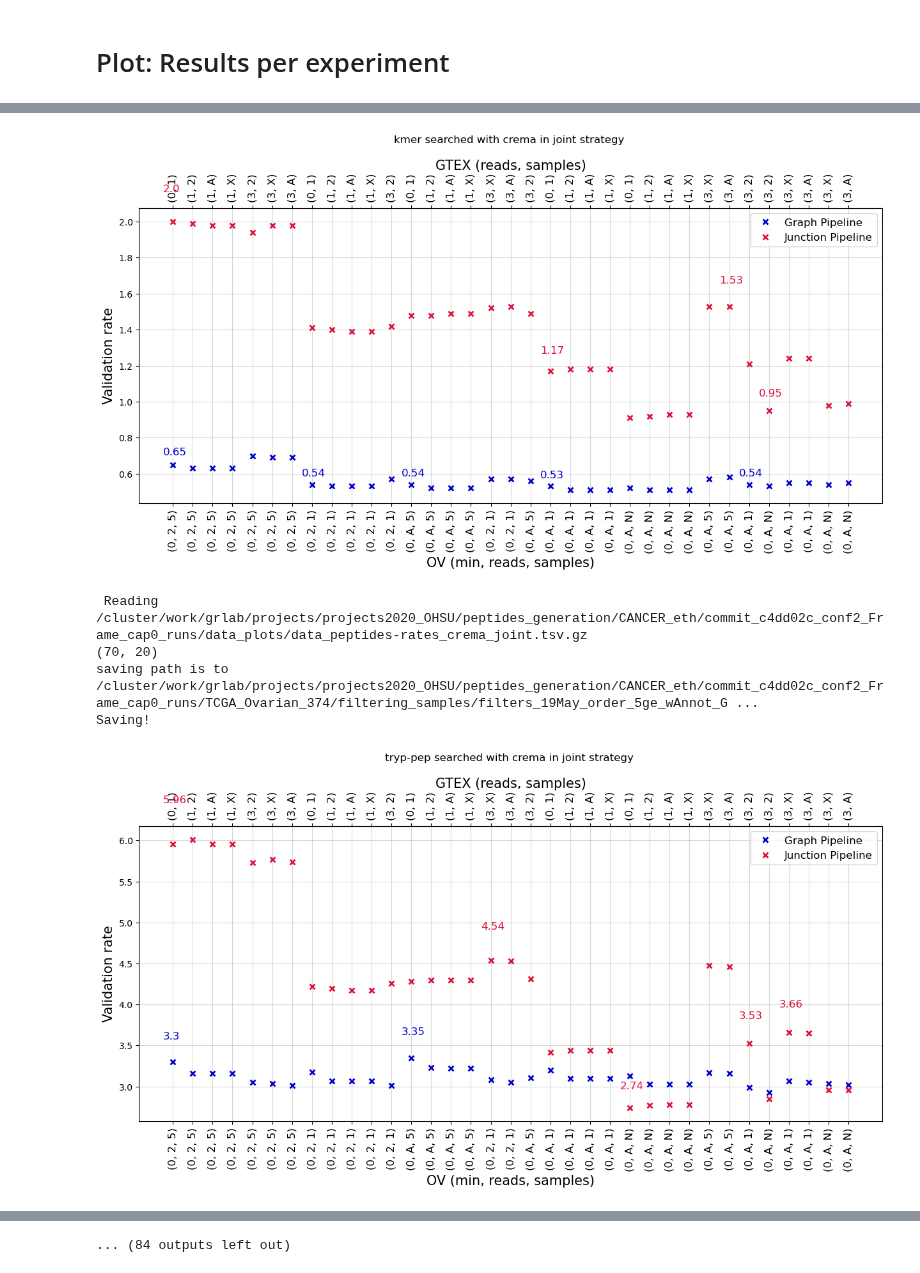
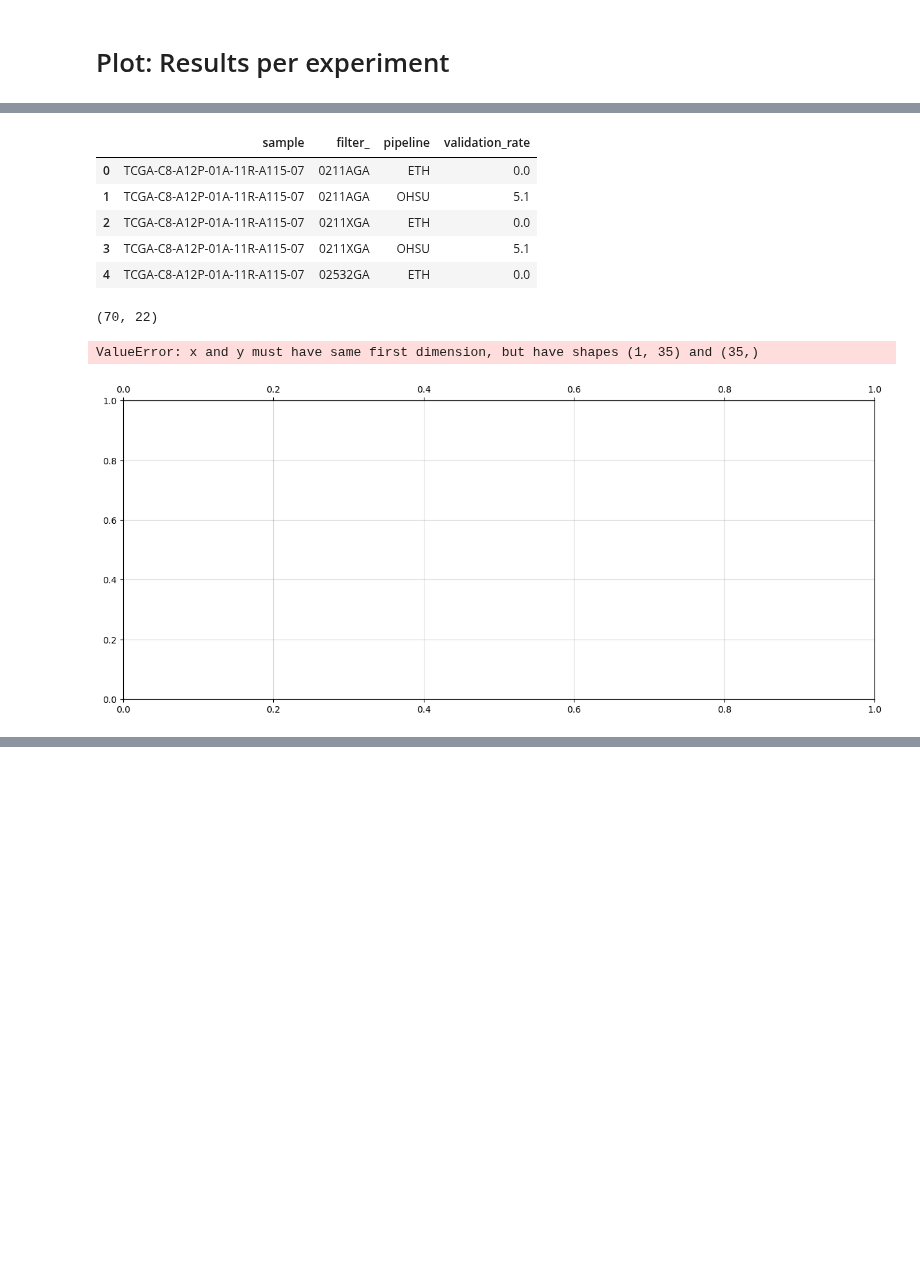
Before and after one commit to ratschlab/projects2020_ohsu, a Jupyter notebook: eth/plotting/OHSU_collab_Rerun_allRF_proteomics/20240116_barplot_Experiment_intersection-peptides-to-kmer-plottingOnly.ipynb, the cells around one changed output, grey strips where cells are left out. Saved outputs shown, nothing was run; the diff lists cells and outputs as text; code cells hidden in the pictures; blank space fills up the shorter version.

Commit message:
change data structures access plotting

```diff
--- a/eth/plotting/OHSU_collab_Rerun_allRF_proteomics/20240116_barplot_Experiment_intersection-peptides-to-kmer-plottingOnly.ipynb
+++ b/eth/plotting/OHSU_collab_Rerun_allRF_proteomics/20240116_barplot_Experiment_intersection-peptides-to-kmer-plottingOnly.ipynb
@@ -130,6 +75,7 @@ for sample in samples:
     run_type_plot_dir[sample] = 'OV'
 
 save_folder = '/cluster/work/grlab/projects/projects2020_OHSU/peptides_generation/CANCER_eth/commit_c4dd02c_conf2_Frame_cap0_runs/data_plots'
+
 # PLOTTING Parameters
 ticks_fontsize = 12
 axislabels_fontsize = 12
@@ -143,7 +89,7 @@ colorgrid = 'grey'
 
 
 
-save = True
+save = False
 sample = None
 
 # Initialize plotting parameters
@@ -192,6 +143,8 @@ def run_sample_plotting_overlap(order_file, sample, df, param_MS, param_object):
     plot_intersection_bars(param_object)
     return df_plot
 # %%
+# Wrapper for plotting function
+
 def run_sample_plotting_rates(order_file, sample, df, param_MS, param_object ):
 
     # Ordering
@@ -212,10 +165,13 @@ def run_sample_plotting_rates(order_file, sample, df, param_MS, param_object ):
     param_object.add_ticks(back_ticks, front_ticks)
 
 
-    param_object.add_plotting_data(serie_index=np.arange(len(back_ticks)),
+    param_object.add_plotting_data(data_both=None,
+                                   data_eth=df_plot.loc[df_plot['pipeline'] == 'ETH'],
+                                   data_ohsu=df_plot.loc[df_plot['pipeline'] == 'OHSU'],
+                                   serie_index=None,
                                    serie_intersection=None,
-                                   serie_eth=df_plot.loc[df_plot['pipeline'] == 'ETH', 'validation_rate'],
-                                   serie_ohsu=df_plot.loc[df_plot['pipeline'] == 'OHSU', 'validation_rate'])
+                                   serie_eth='validation_rate',
+                                   serie_ohsu='validation_rate')
 
     param_object.add_y_label('Validation rate')
 
@@ -232,6 +188,16 @@ def run_sample_plotting_rates(order_file, sample, df, param_MS, param_object ):
 
 
     return df_plot
+# %%
+def calculate_mean_std(df, group_cols, target_cols):
+
+    df_means = df.groupby(group_cols)[target_cols].mean().reset_index().rename({col : 'mean_' + col
+                                                                     for col in target_cols}, axis = 1)
+    df_std = df.groupby(group_cols)[target_cols].std().reset_index().rename({col : 'std_' + col
+                                                                     for col in target_cols}, axis = 1)
+
+    df = df.merge(df_means, on = group_cols).merge(df_std, on = group_cols)
+    return df
 # %%
 # MAIN
 
@@ -249,19 +215,29 @@ for MS_FDR in MS_FDR_:
             path_data_peptide_rates = os.path.join(save_folder, f'data_peptides-rates{MS_FDR}_{MS_strategy}.tsv.gz')
             path_data_kmers_rates = os.path.join(save_folder, f'data_kmers-rates{MS_FDR}_{MS_strategy}.tsv.gz')
 
-
+            # Read data and plot
+            group_cols = ['filter_', 'pipeline']
+            target_cols = ['validation_rate']
             for suffix, path_data in zip(['kmer', 'tryp-pep'], [path_data_kmers_rates, path_data_peptide_rates]):
                 print(f' Reading {path_data}')
                 df = pd.read_csv(path_data, sep = '\t')
+                display(df.head())
+                df = calculate_mean_std(df, group_cols, target_cols)
                 param_MS.edit_pep_type(suffix)
                 param_object.edit_marker(marker_type="x", marker_size=6, markeredgewidth=2)
 
                 df_plot = run_sample_plotting_rates(order_file, sample, df, param_MS, param_object)
 
+            # Read data and plot
+            group_cols = ['filter_']
+            target_cols = ['pep_size_ohsu', 'pep_size_eth', 'pep_size_intersection',
+                              'pep_size_ohsu\eth', 'pep_size_eth\ohsu']
             for suffix, path_data in zip(['kmer', 'tryp-pep'], [path_data_kmers, path_data_pep]):
 
                 print(f' Reading {path_data}')
                 df = pd.read_csv(path_data, sep = '\t')
+                display(df.head())
+                df = calculate_mean_std(df, group_cols, target_cols)
                 param_MS.edit_pep_type(suffix)
                 param_object.edit_marker(marker_type = "_", marker_size = 10, markeredgewidth=3)
                 df_plot = run_sample_plotting_overlap(order_file, sample, df, param_MS, param_object)
@@ -273,6 +246,9 @@ Saving!
+|  | sample | filter_ | pipeline | validation_rate |
+| 0 | TCGA-C8-A12P-01A-11R-A115-07 | 0211AGA | ETH | 0.0 |
+| 1 | TCGA-C8-A12P-01A-11R-A115-07 | 0211AGA | OHSU | 5.1 |
+| 2 | TCGA-C8-A12P-01A-11R-A115-07 | 0211XGA | ETH | 0.0 |
+| 3 | TCGA-C8-A12P-01A-11R-A115-07 | 0211XGA | OHSU | 5.1 |
+| 4 | TCGA-C8-A12P-01A-11R-A115-07 | 02532GA | ETH | 0.0 |
+(70, 22)
+ValueError: x and y must have same first dimension, but have shapes (1, 35) and (35,)
-[figure, old version]
+[figure, new version]
- Reading /cluster/work/grlab/projects/projects2020_OHSU/peptides_generation/CANCER_eth/commit_c4dd02c_conf2_Frame_cap0_runs/data_plots/data_peptides-rates_crema_joint.tsv.gz
-(70, 20)
-saving path is to /cluster/work/grlab/projects/projects2020_OHSU/peptides_generation/CANCER_eth/commit_c4dd02c_conf2_Frame_cap0_runs/TCGA_Ovarian_374/filtering_samples/filters_19May_order_5ge_wAnnot_G ...
-Saving!
-[figure, removed]
@@ -299 +254,0 @@ Saving!
-... (84 outputs left out)
```
Also changed, not shown: parts of 5 cells of this notebook, 1 other file.
